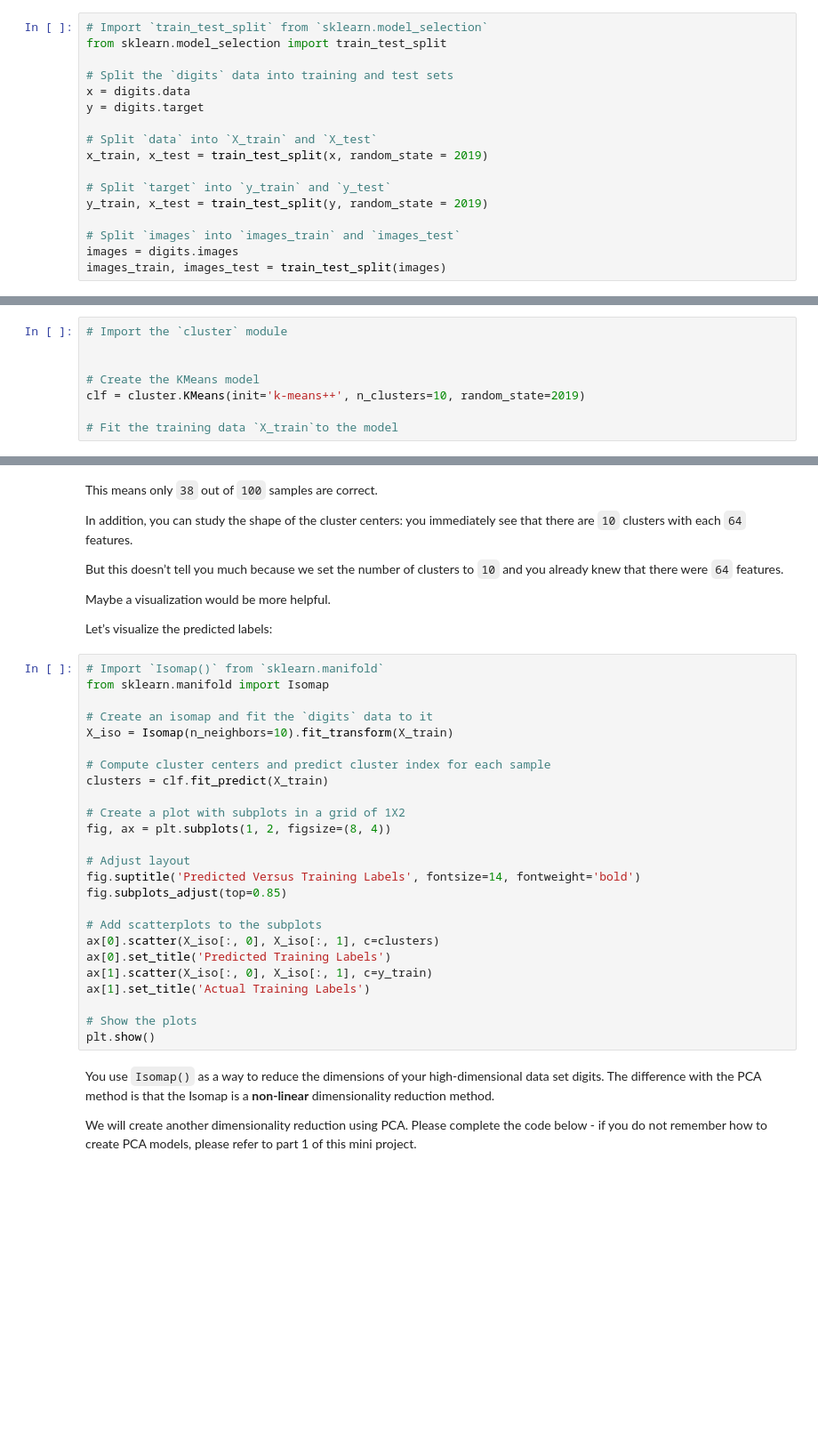
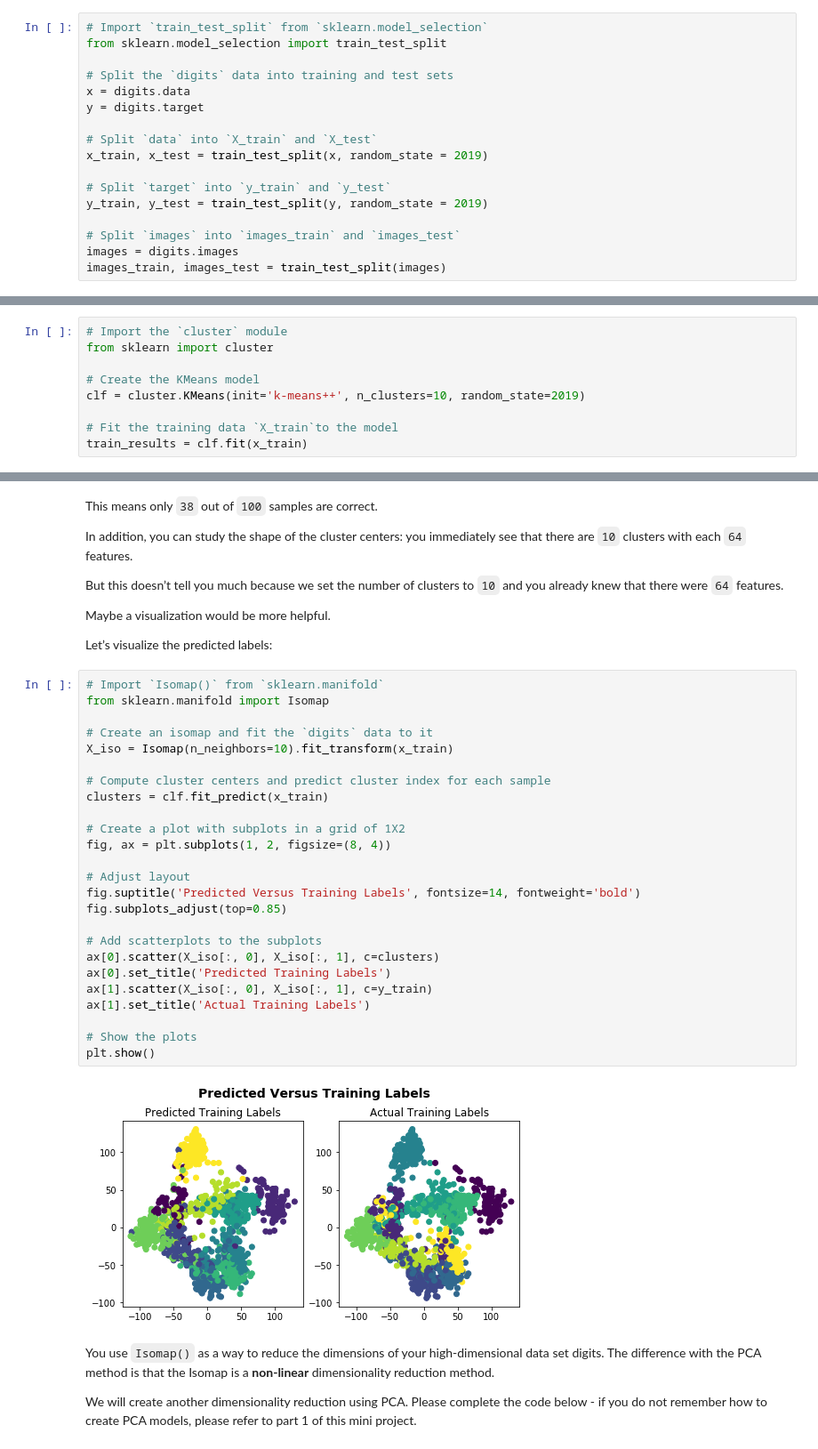
Before and after one commit to fairfield-university-ba545/week-7-aloukrezis01, a Jupyter notebook: Mini_project_2_MNIST_analysis_pt2.ipynb, the cells around one changed output, grey strips where cells are left out. Shown at 89% size. Cells and saved outputs as stored; diff of their text form; blank space fills up the shorter version.

```diff
--- a/Mini_project_2_MNIST_analysis_pt2.ipynb
+++ b/Mini_project_2_MNIST_analysis_pt2.ipynb
@@ -134,7 +134,7 @@ y = digits.target
 x_train, x_test = train_test_split(x, random_state = 2019)
 
 # Split `target` into `y_train` and `y_test`
-y_train, x_test = train_test_split(y, random_state = 2019)
+y_train, y_test = train_test_split(y, random_state = 2019)
 
 # Split `images` into `images_train` and `images_test`
 images = digits.images
@@ -174,12 +178,13 @@ You might still remember this last argument from before when you split the data
 The other important thing here is determining the value of `k` in `n_clusters`. Here it is easy (`n_clusters = 10`) since we already know that the data has `10` classes. There is a greater chance we you conduct an __unsupervised learning__ analysis and you do not have classes - then you will have to try different value of `k`.
 # %%
 # Import the `cluster` module
-
+from sklearn import cluster
 
 # Create the KMeans model
 clf = cluster.KMeans(init='k-means++', n_clusters=10, random_state=2019)
 
 # Fit the training data `X_train`to the model
+train_results = clf.fit(x_train)
 # %% [markdown]
 The `init` parameter indicates the method for initialization and even though it defaults to `k-means++`, you see it explicitly coming back in the code. That means that you can leave it out if you want.
 
@@ -255,28 +273,30 @@ Let’s visualize the predicted labels:
 # %%
 # Import `Isomap()` from `sklearn.manifold`
 from sklearn.manifold import Isomap
 
 # Create an isomap and fit the `digits` data to it
-X_iso = Isomap(n_neighbors=10).fit_transform(X_train)
+X_iso = Isomap(n_neighbors=10).fit_transform(x_train)
 
 # Compute cluster centers and predict cluster index for each sample
-clusters = clf.fit_predict(X_train)
+clusters = clf.fit_predict(x_train)
 
 # Create a plot with subplots in a grid of 1X2
 fig, ax = plt.subplots(1, 2, figsize=(8, 4))
 
 # Adjust layout
 fig.suptitle('Predicted Versus Training Labels', fontsize=14, fontweight='bold')
 fig.subplots_adjust(top=0.85)
 
 # Add scatterplots to the subplots
 ax[0].scatter(X_iso[:, 0], X_iso[:, 1], c=clusters)
 ax[0].set_title('Predicted Training Labels')
 ax[1].scatter(X_iso[:, 0], X_iso[:, 1], c=y_train)
 ax[1].set_title('Actual Training Labels')
 
 # Show the plots
 plt.show()
+# %% [output]
+[figure, added]
 # %% [markdown]
 You use `Isomap()` as a way to reduce the dimensions of your high-dimensional data set digits. The difference with the PCA method is that the Isomap is a __non-linear__ dimensionality reduction method.
 
```
Also changed, not shown: parts of 9 cells of this notebook.
